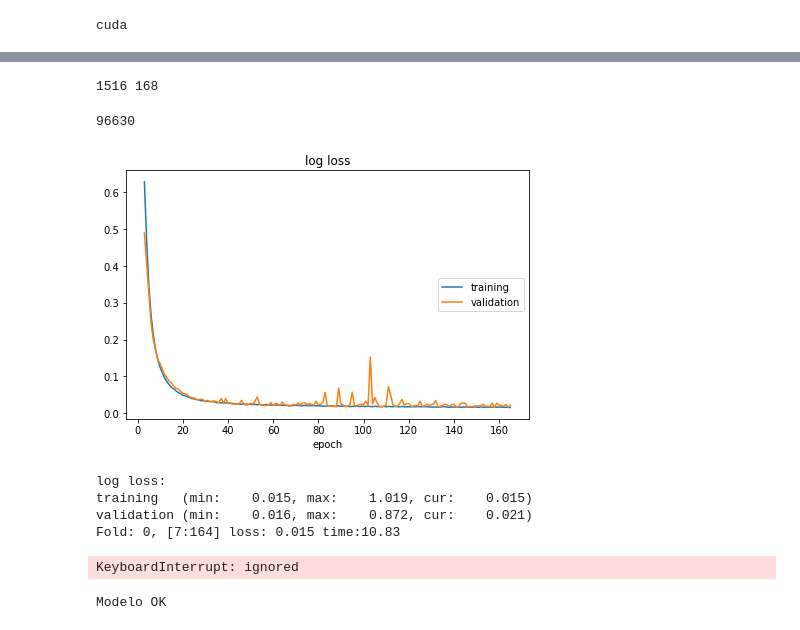
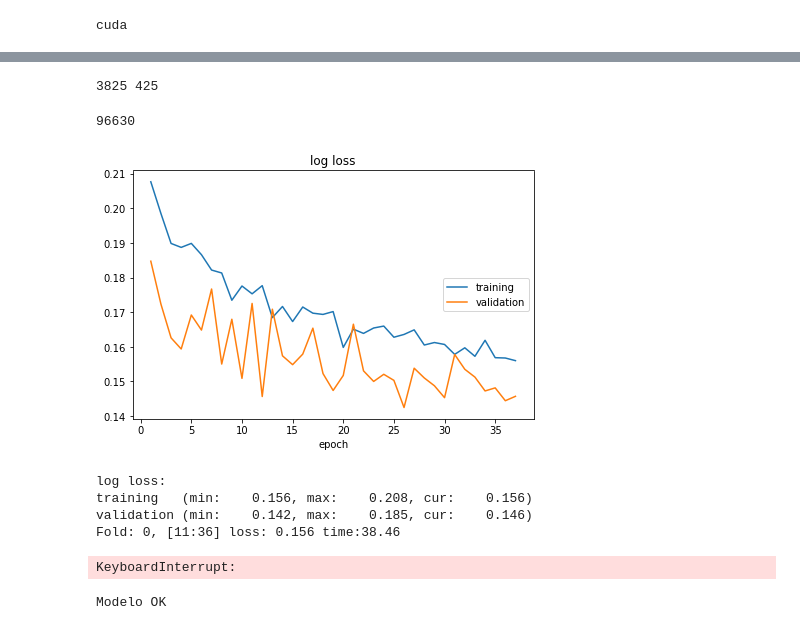
Before and after one commit to RodrigoAgronomia/smart_tmp, a Jupyter notebook: python/Tracking_Train_Model.ipynb, the cells around one changed output, grey strips where cells are left out. Cells and saved outputs as stored; diff of their text form; code cells hidden in the pictures.

```diff
--- a/python/Tracking_Train_Model.ipynb
+++ b/python/Tracking_Train_Model.ipynb
@@ -146,9 +131,6 @@ class RandomCropResize(object):
 
 class RandomFlip(object):
     def __call__(self, image, label):
-        if False and np.random.random() < 0.5:
-                image = cv2.flip(image, 0) # horizontal flip
-                label = cv2.flip(label, 0) # horizontal flip
         if np.random.random() < 0.5:
                 image = cv2.flip(image, 1) # veritcal flip
                 label = cv2.flip(label, 1)  # veritcal flip
@@ -165,24 +147,26 @@ class Compose(object):
         return args
 # %%
 train_transform = Compose([
-    Crop(334, 442),
+    Crop(300, 400),
     RandomCropResize(150),
     RandomFlip(),
     Scale(192, 256)
     ])
 
 val_transform = Compose([
+    Crop(300, 400),
+    RandomCropResize(150),
+    RandomFlip(),
     Scale(192, 256)
     ])
 # %%
 # Diretorio das imagens
-# im_dir  = '/content/drive/My Drive/IMG_Datasets/Eucalipto2/Frames_LR/'
-# im_dir  = '../../Datasets/Eucalyptus2/Frames_LR/'
-im_dir  = '/content/data/'
+im_dir  = '../../Datasets/Eucalyptus2/Pred/'
 data_dir  = '../data/'
 
 img_ext = '.jpg'
 msk_ext = '.png'
+
 imfxy = sorted(os.listdir(im_dir))
 # imfxy = imfxy[80:100]
 imfx = [i for i in imfxy if i.endswith(img_ext)]
@@ -212,7 +193,7 @@ val_dataset =  MyDataset(im_dir, imfx[im_val], imfy[im_val], val_transform)
 # %%
 print(len(train_dataset), len(val_dataset))
 # %% [output]
-1516 168
+3825 425
 # %%
 # Carrega o dataset de treinamento
 train_loader = torch.utils.data.DataLoader(train_dataset,
@@ -229,9 +210,9 @@ val_loader = torch.utils.data.DataLoader(val_dataset,
                          )
 # %%
 # Atribui o modelo
-model = net.EESPNet_Seg(3, s=0.5, pretrained='', gpus=1)
+model = net.EESPNet_Seg(4, s=0.5, pretrained='', gpus=1)
 model = model.to(device)
-model.load_state_dict(torch.load('../data/Tracking.pth', map_location=device))
+# model.load_state_dict(torch.load('../data/Trackingf.pth', map_location=device))
 
 print(count_parameters(model))
 # %% [output]
@@ -245,7 +226,7 @@ min_loss = 1e9
 bad_epochs = 0
 
 liveloss = PlotLosses()
-for epoch in range(1000):
+for epoch in range(100):
     bad_epochs += 1
     start_time = time.time()
     epoch_loss = []
@@ -271,39 +252,39 @@ for epoch in range(1000):
         epoch_loss.append(loss.data.item())
 
     model.eval()
     with torch.no_grad():
         for (imgs, labels) in val_loader:
 
             pred, feat = model(imgs)
             loss = criterion(pred, labels)
 
             val_loss.append(loss.data.item())
 
     epoch_loss = np.array(epoch_loss).mean()
     val_loss = np.array(val_loss).mean()
     time_taken = time.time() - start_time
 
     #save the model
-    model_file_name = '../data/Tracking.pth'
+    model_file_name = '../data/Trackingff.pth'
     if val_loss < min_loss:
         torch.save(model.state_dict(), model_file_name)
         min_loss = val_loss
         bad_epochs = 0
     if bad_epochs > 100:
         break
 
     liveloss.update({
         'log loss': epoch_loss,
         'val_log loss': val_loss
     })
     liveloss.draw()
     print('Fold: %d, [%d:%d] loss: %.3f time:%.2f' % (fold, bad_epochs, epoch, epoch_loss, time_taken))
 # %% [output]
-[figure, old version]
+[figure, new version]
 log loss:
-training   (min:    0.015, max:    1.019, cur:    0.015)
-validation (min:    0.016, max:    0.872, cur:    0.021)
-Fold: 0, [7:164] loss: 0.015 time:10.83
+training   (min:    0.156, max:    0.208, cur:    0.156)
+validation (min:    0.142, max:    0.185, cur:    0.146)
+Fold: 0, [11:36] loss: 0.156 time:38.46
-KeyboardInterrupt: ignored
+KeyboardInterrupt:
 # %%
 # Carrega os pesos de um modelo salvo
```
Also changed, not shown: parts of 11 cells of this notebook, 11 other files.
